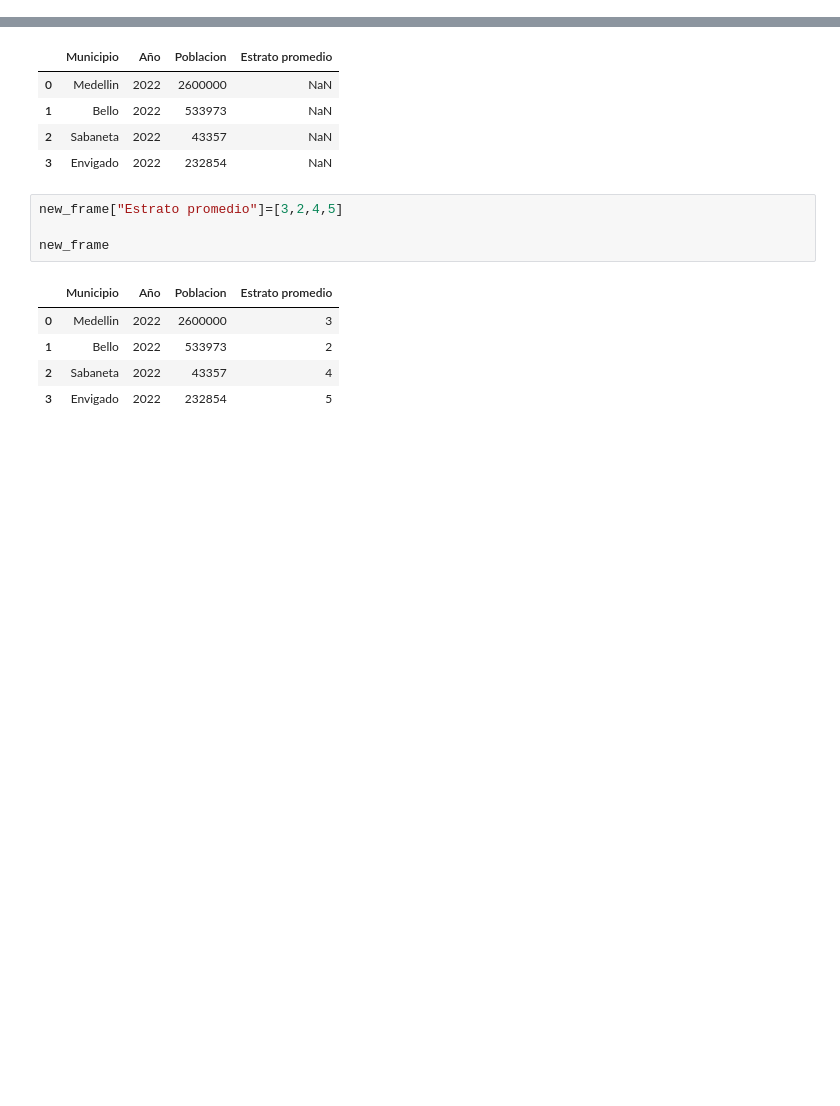
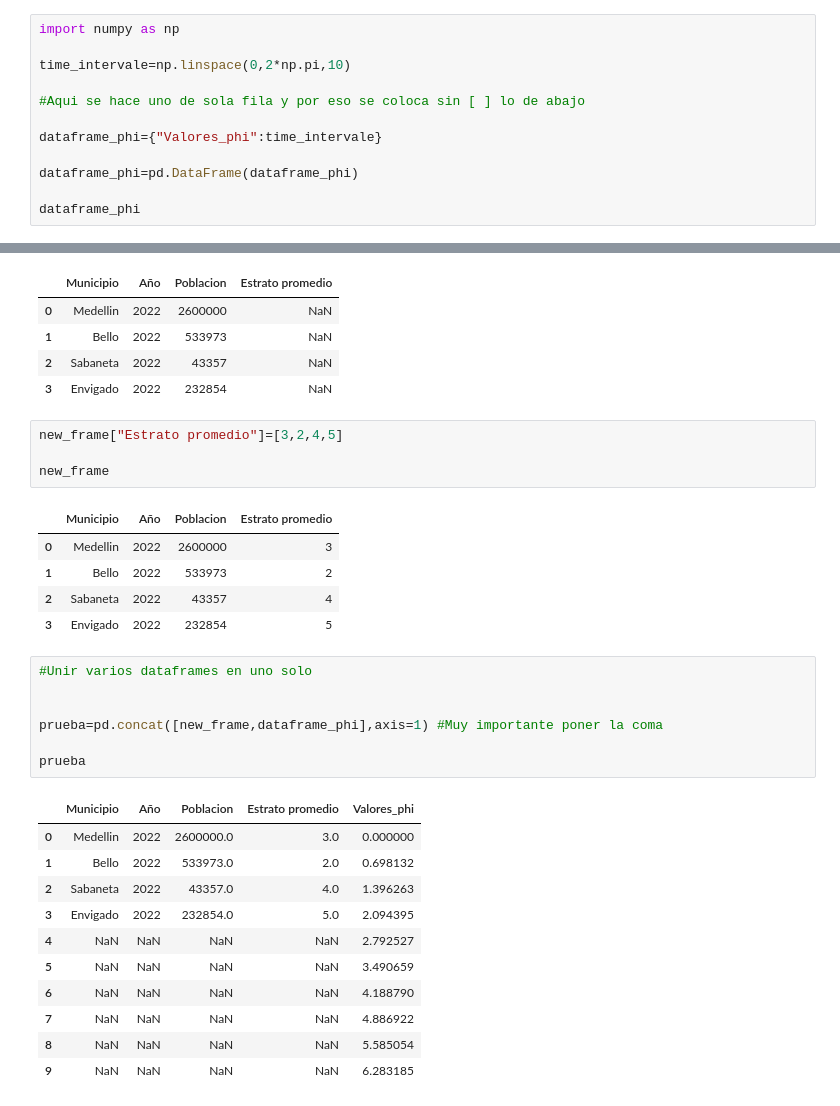
Before and after one commit to CrisHzz/Ciencia-De-Datos-Y-Aprendizaje-Automatico, a Jupyter notebook: Ciencia de datos y Aprendizaje Automatico/Pandas/CrearDataframe.ipynb, the cells around one changed output, grey strips where cells are left out. Saved outputs shown, nothing was run; the diff lists cells and outputs as text; blank space fills up the shorter version.

```diff
--- a/Ciencia de datos y Aprendizaje Automatico/Pandas/CrearDataframe.ipynb
+++ b/Ciencia de datos y Aprendizaje Automatico/Pandas/CrearDataframe.ipynb
@@ -16,0 +17,12 @@ frame
+# %%
+import numpy as np
+
+time_intervale=np.linspace(0,2*np.pi,10)
+
+#Aqui se hace uno de sola fila y por eso se coloca sin [ ] lo de abajo
+
+dataframe_phi={"Valores_phi":time_intervale}
+
+dataframe_phi=pd.DataFrame(dataframe_phi)
+
+dataframe_phi
@@ -44,3 +68,22 @@ new_frame
 | 1 | Bello | 2022 | 533973 | 2 |
 | 2 | Sabaneta | 2022 | 43357 | 4 |
 | 3 | Envigado | 2022 | 232854 | 5 |
+# %%
+#Unir varios dataframes en uno solo
+
+
+prueba=pd.concat([new_frame,dataframe_phi],axis=1) #Muy importante poner la coma
+
+prueba
+# %% [output]
+|  | Municipio | Año | Poblacion | Estrato promedio | Valores_phi |
+| 0 | Medellin | 2022 | 2600000.0 | 3.0 | 0.000000 |
+| 1 | Bello | 2022 | 533973.0 | 2.0 | 0.698132 |
+| 2 | Sabaneta | 2022 | 43357.0 | 4.0 | 1.396263 |
+| 3 | Envigado | 2022 | 232854.0 | 5.0 | 2.094395 |
+| 4 | NaN | NaN | NaN | NaN | 2.792527 |
+| 5 | NaN | NaN | NaN | NaN | 3.490659 |
+| 6 | NaN | NaN | NaN | NaN | 4.188790 |
+| 7 | NaN | NaN | NaN | NaN | 4.886922 |
+| 8 | NaN | NaN | NaN | NaN | 5.585054 |
+| 9 | NaN | NaN | NaN | NaN | 6.283185 |
```
Also changed, not shown: parts of 4 cells of this notebook, 10 other files.
